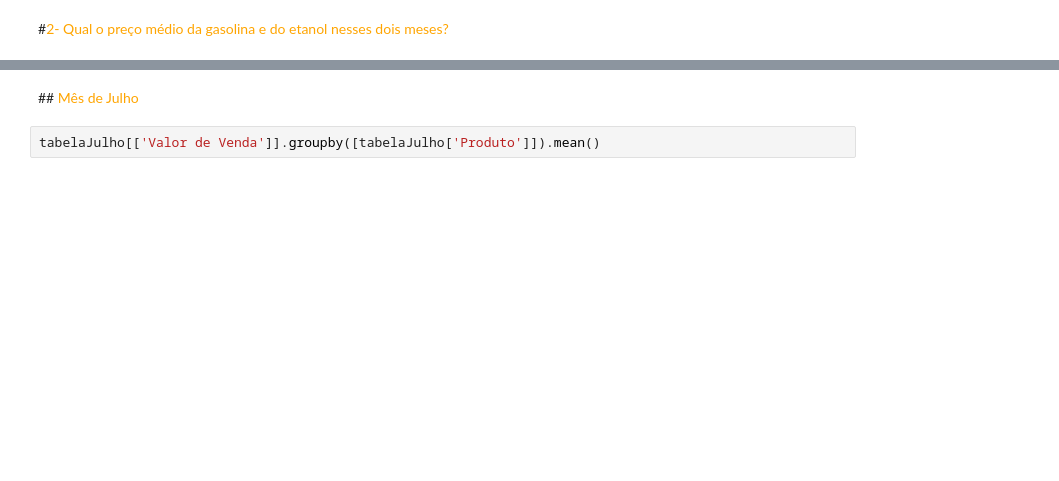
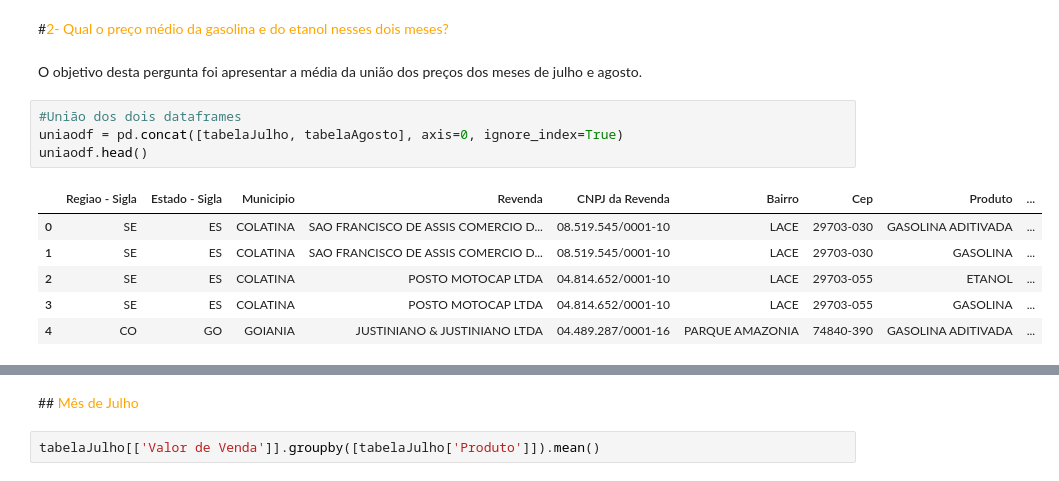
Before and after one commit to joaorosa2/analise_combustiveis_brasil, a Jupyter notebook: ProjetoM4.ipynb, the cells around one changed output, grey strips where cells are left out. Drawn from its saved outputs; the diff is of its cells as text; blank space fills up the shorter version.

```diff
--- a/ProjetoM4.ipynb
+++ b/ProjetoM4.ipynb
@@ -134,2 +241,15 @@ Explicaçã breve do que houve com as médias dos preços
 # %% [markdown]
 #<font color = orange>2- Qual o preço médio da gasolina e do etanol nesses dois meses?
+# %% [markdown]
+O objetivo desta pergunta foi apresentar a média da união dos preços dos meses de julho e agosto.
+# %%
+#União dos dois dataframes
+uniaodf = pd.concat([tabelaJulho, tabelaAgosto], axis=0, ignore_index=True)
+uniaodf.head()
+# %% [output]
+|  | Regiao - Sigla | Estado - Sigla | Municipio | Revenda | CNPJ da Revenda | Bairro | Cep | Produto | ... |
+| 0 | SE | ES | COLATINA | SAO FRANCISCO DE ASSIS COMERCIO D... | 08.519.545/0001-10 | LACE | 29703-030 | GASOLINA ADITIVADA | ... |
+| 1 | SE | ES | COLATINA | SAO FRANCISCO DE ASSIS COMERCIO D... | 08.519.545/0001-10 | LACE | 29703-030 | GASOLINA | ... |
+| 2 | SE | ES | COLATINA | POSTO MOTOCAP LTDA | 04.814.652/0001-10 | LACE | 29703-055 | ETANOL | ... |
+| 3 | SE | ES | COLATINA | POSTO MOTOCAP LTDA | 04.814.652/0001-10 | LACE | 29703-055 | GASOLINA | ... |
+| 4 | CO | GO | GOIANIA | JUSTINIANO & JUSTINIANO LTDA | 04.489.287/0001-16 | PARQUE AMAZONIA | 74840-390 | GASOLINA ADITIVADA | ... |
```
Also changed, not shown: parts of 44 cells of this notebook.
